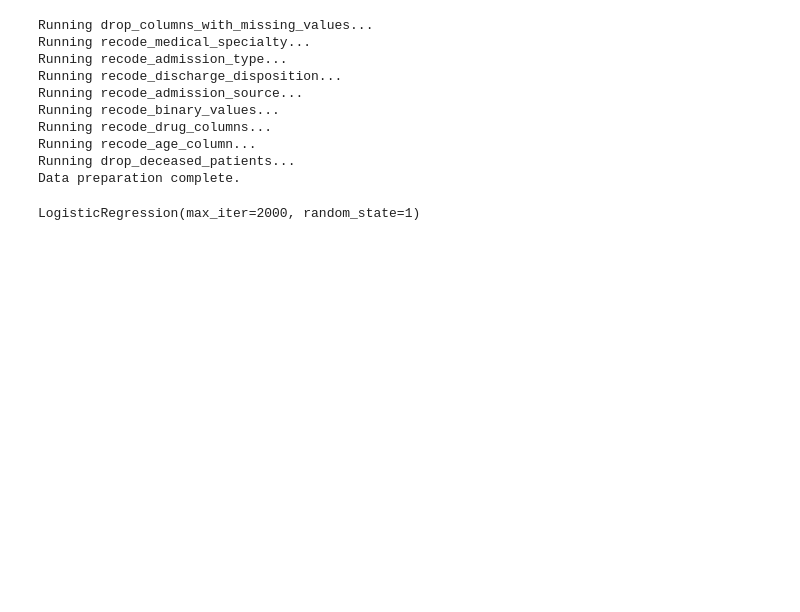
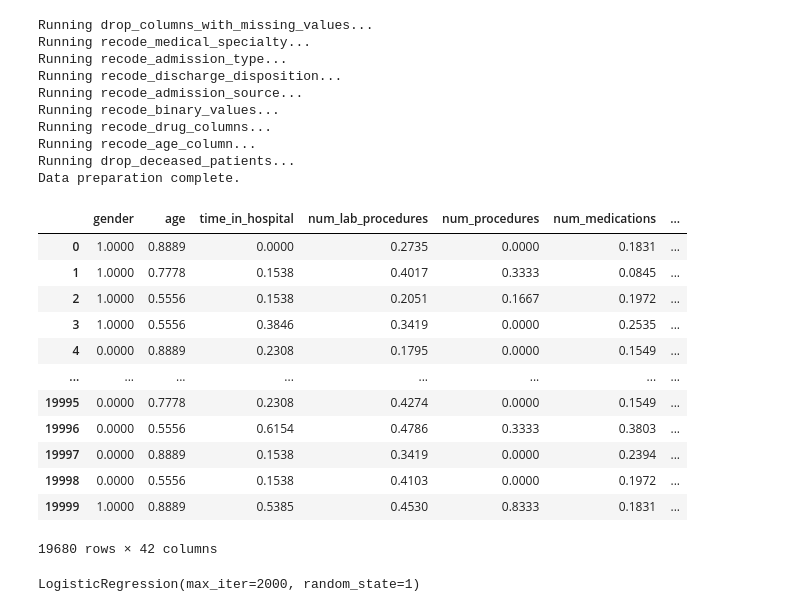
Before and after one commit to johnmarquess/IFN509, a Jupyter notebook: Assignment 2/regression.ipynb, the cells around one changed output. Saved outputs shown, nothing was run; the diff lists cells and outputs as text; code cells hidden in the pictures; blank space fills up the shorter version.

```diff
--- a/Assignment 2/regression.ipynb
+++ b/Assignment 2/regression.ipynb
@@ -45,6 +46,22 @@ scaler = MinMaxScaler()
 X[numerical_columns] = scaler.fit_transform(X[numerical_columns])
 # %%
 X_train, X_test, y_train, y_test = train_test_split(X, y, test_size=0.20, random_state=rs)
+# %%
+X
+# %% [output]
+|  | gender | age | time_in_hospital | num_lab_procedures | num_procedures | num_medications | ... |
+| 0 | 1.0000 | 0.8889 | 0.0000 | 0.2735 | 0.0000 | 0.1831 | ... |
+| 1 | 1.0000 | 0.7778 | 0.1538 | 0.4017 | 0.3333 | 0.0845 | ... |
+| 2 | 1.0000 | 0.5556 | 0.1538 | 0.2051 | 0.1667 | 0.1972 | ... |
+| 3 | 1.0000 | 0.5556 | 0.3846 | 0.3419 | 0.0000 | 0.2535 | ... |
+| 4 | 0.0000 | 0.8889 | 0.2308 | 0.1795 | 0.0000 | 0.1549 | ... |
+| ... | ... | ... | ... | ... | ... | ... | ... |
+| 19995 | 0.0000 | 0.7778 | 0.2308 | 0.4274 | 0.0000 | 0.1549 | ... |
+| 19996 | 0.0000 | 0.5556 | 0.6154 | 0.4786 | 0.3333 | 0.3803 | ... |
+| 19997 | 0.0000 | 0.8889 | 0.1538 | 0.3419 | 0.0000 | 0.2394 | ... |
+| 19998 | 0.0000 | 0.5556 | 0.1538 | 0.4103 | 0.0000 | 0.1972 | ... |
+| 19999 | 1.0000 | 0.8889 | 0.5385 | 0.4530 | 0.8333 | 0.1831 | ... |
+19680 rows × 42 columns
 # %%
 # Import the model
 from sklearn.linear_model import LogisticRegression
```
Also changed, not shown: parts of 4 cells of this notebook, 6 other files.
